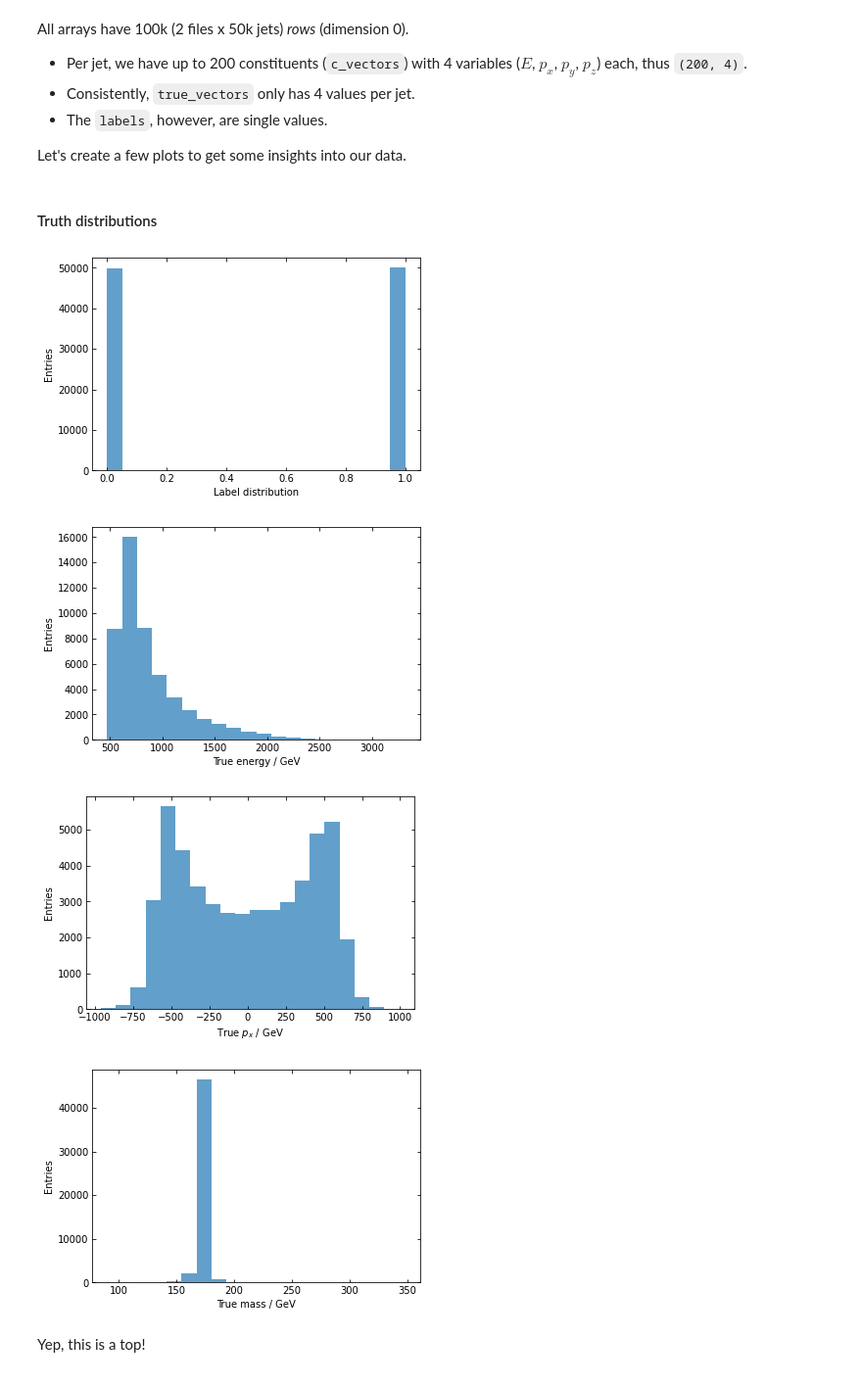
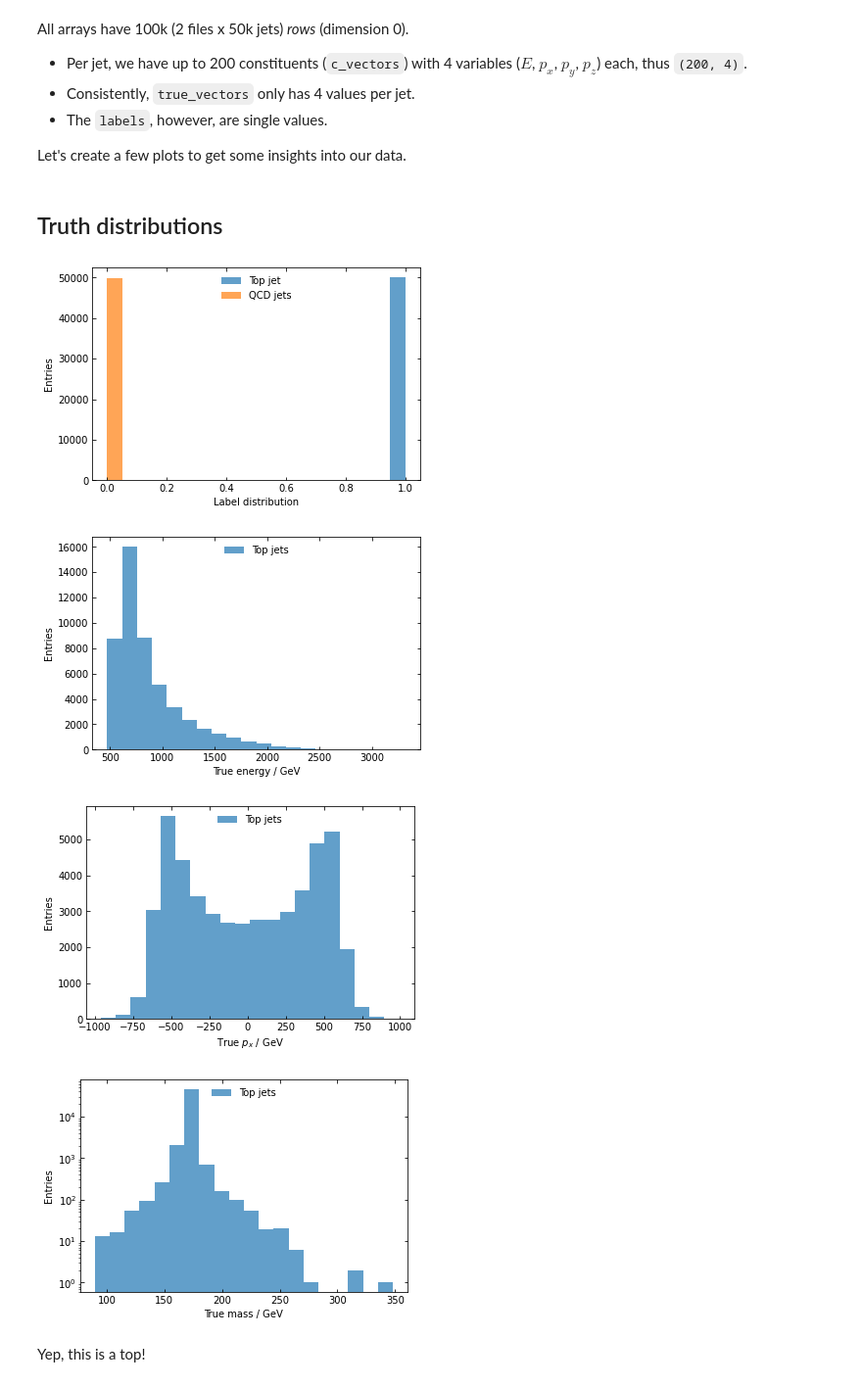
Before and after one commit to JasminBecks/qu_tf_tutorial, a Jupyter notebook: tutorial.ipynb, the cells around one changed output. Shown at 98% size. Saved outputs shown, nothing was run; the diff lists cells and outputs as text; code cells hidden in the pictures.

```diff
--- a/tutorial.ipynb
+++ b/tutorial.ipynb
@@ -249,28 +353,45 @@ def plot_hist(arr, names=None, xlabel=None, ylabel="Entries", filename=None, leg
 # %% [markdown]
-#### Truth distributions
+## Truth distributions
 # %%
 # distribution of truth labels
-plot_hist(labels, xlabel="Label distribution").show()
+qutf.plots.plot_hist(
+    (labels[is_top], labels[is_qcd]),
+    range=(0, 1),
+    names=jet_names,
+    xlabel="Label distribution",
+).show()
 # %% [output]
-[figure, old version]
+[figure, new version]
 # %%
 # energy distribution of the true top quark particle
 # remember, this is only available for top jets (zero otherwise)
-is_top = labels == 1
-plot_hist(true_vectors[is_top, E], xlabel="True energy / GeV").show()
+qutf.plots.plot_hist(
+    true_vectors[is_top, E],
+    names=("Top jets",),
+    xlabel="True energy / GeV",
+).show()
 # %% [output]
-[figure, old version]
+[figure, new version]
 # %%
 # px distribution of the true particle
-plot_hist(true_vectors[is_top, PX], xlabel="True $p_x$ / GeV").show()
+qutf.plots.plot_hist(
+    true_vectors[is_top, PX],
+    names=("Top jets",),
+    xlabel="True $p_x$ / GeV",
+).show()
 # %% [output]
-[figure, old version]
+[figure, new version]
 # %%
 # mass distribution of the true particle
 mass = (true_vectors[:, E]**2 - np.sum(true_vectors[:, PX:]**2, axis=1))**0.5
-plot_hist(mass[is_top], xlabel="True mass / GeV").show()
+qutf.plots.plot_hist(
+    mass[is_top],
+    names=("Top jets",),
+    xlabel="True mass / GeV",
+    log=True,
+).show()
 # %% [output]
-[figure, old version]
+[figure, new version]
 # %% [markdown]
 Yep, this is a top!
 # %% [markdown]
```
Also changed, not shown: parts of 100 cells of this notebook, 5 other files.
